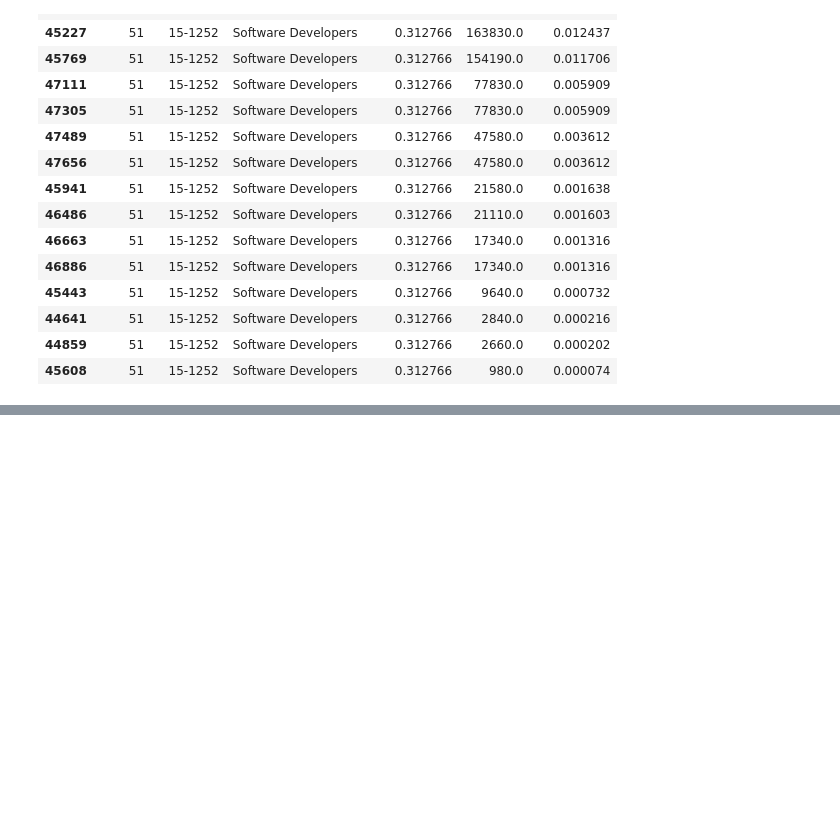
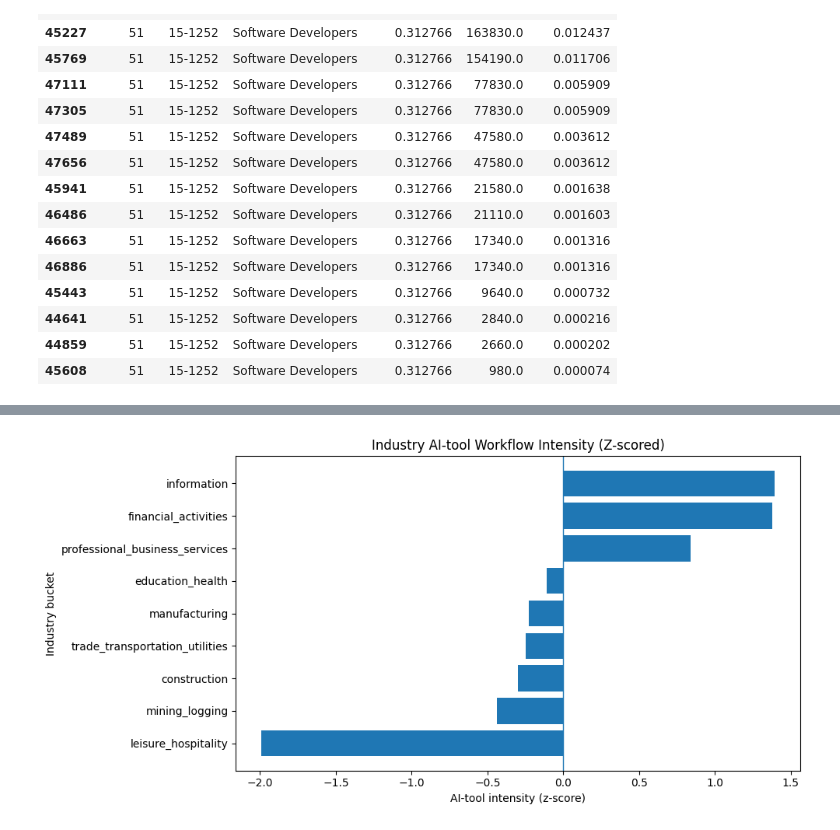
Before and after one commit to AmmarShafi1/Data-Science-Capstone-2026, a Jupyter notebook: Cleaned Code/ai_wage_pipeline_notebook.ipynb, the cells around one changed output, grey strips where cells are left out. Cells and saved outputs as stored; diff of their text form; code cells hidden in the pictures; blank space fills up the shorter version.

```diff
--- a/Cleaned Code/ai_wage_pipeline_notebook.ipynb
+++ b/Cleaned Code/ai_wage_pipeline_notebook.ipynb
@@ -666,0 +716,20 @@ Interpretation: 1 SD higher AI intensity is associated with ~0.14% additional wa
+# %%
+# =========================
+# 8) Derive high AI-tool industries: ranking + quantiles
+# =========================
+rank_tbl = (
+    panel[["industry_bucket", "ai_intensity_zscore"]]
+    .drop_duplicates()
+    .sort_values("ai_intensity_zscore", ascending=False)
+    .reset_index(drop=True)
+)
+
+rank_tbl["rank"] = np.arange(1, len(rank_tbl) + 1)
+
+# Quantiles (11 industries -> terciles are often more stable than quartiles)
+rank_tbl["ai_group_tercile"] = pd.qcut(rank_tbl["ai_intensity_zscore"], 3, labels=["Low", "Mid", "High"])
+
+print(rank_tbl[["rank", "industry_bucket", "ai_intensity_zscore", "ai_group_tercile"]])
+
+# Merge group labels back into panel
+panel = panel.merge(rank_tbl[["industry_bucket", "ai_group_tercile"]], on="industry_bucket", how="left")
@@ -666,0 +747,19 @@ Interpretation: 1 SD higher AI intensity is associated with ~0.14% additional wa
+# %%
+# =========================
+# 9) Figure: AI-tool workflow intensity by industry (z-score)
+# =========================
+# !pip install matplotlib
+import matplotlib.pyplot as plt
+
+plot_tbl = rank_tbl.sort_values("ai_intensity_zscore", ascending=True)
+
+plt.figure(figsize=(10, 5))
+plt.barh(plot_tbl["industry_bucket"], plot_tbl["ai_intensity_zscore"])
+plt.axvline(0, linewidth=1)
+plt.title("Industry AI-tool Workflow Intensity (Z-scored)")
+plt.xlabel("AI-tool intensity (z-score)")
+plt.ylabel("Industry bucket")
+plt.tight_layout()0
+plt.show()
+# %% [output]
+[figure, added]
```
Also changed, not shown: parts of 11 cells of this notebook, 4 other files.
